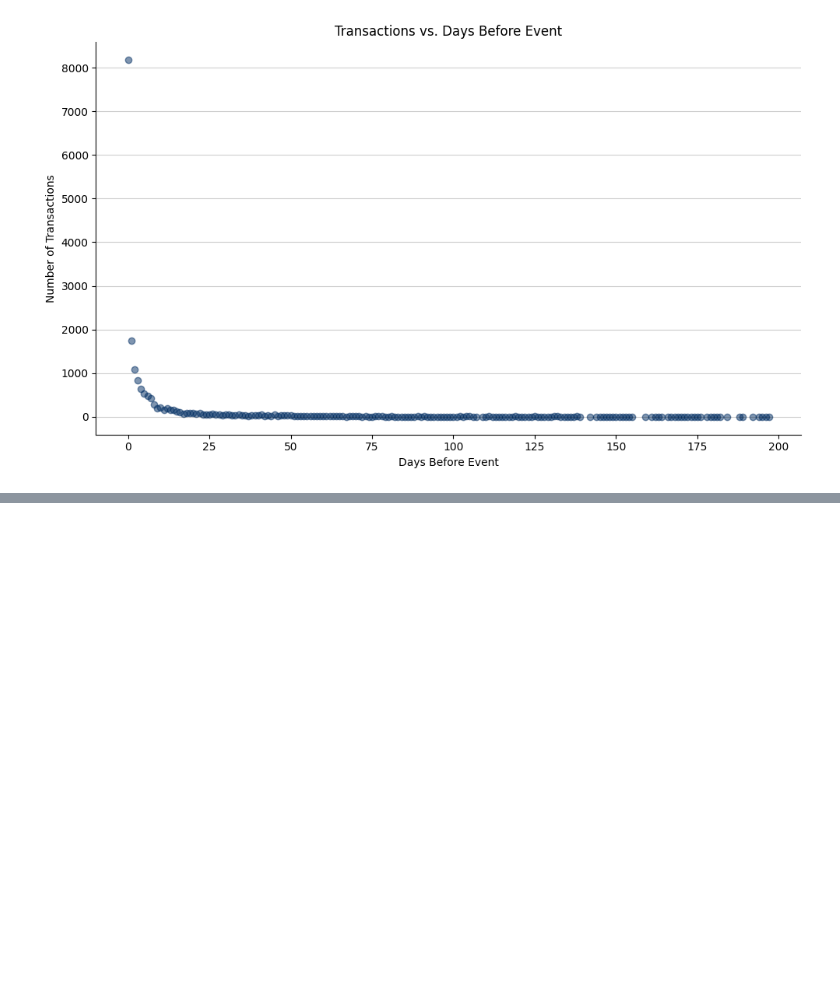
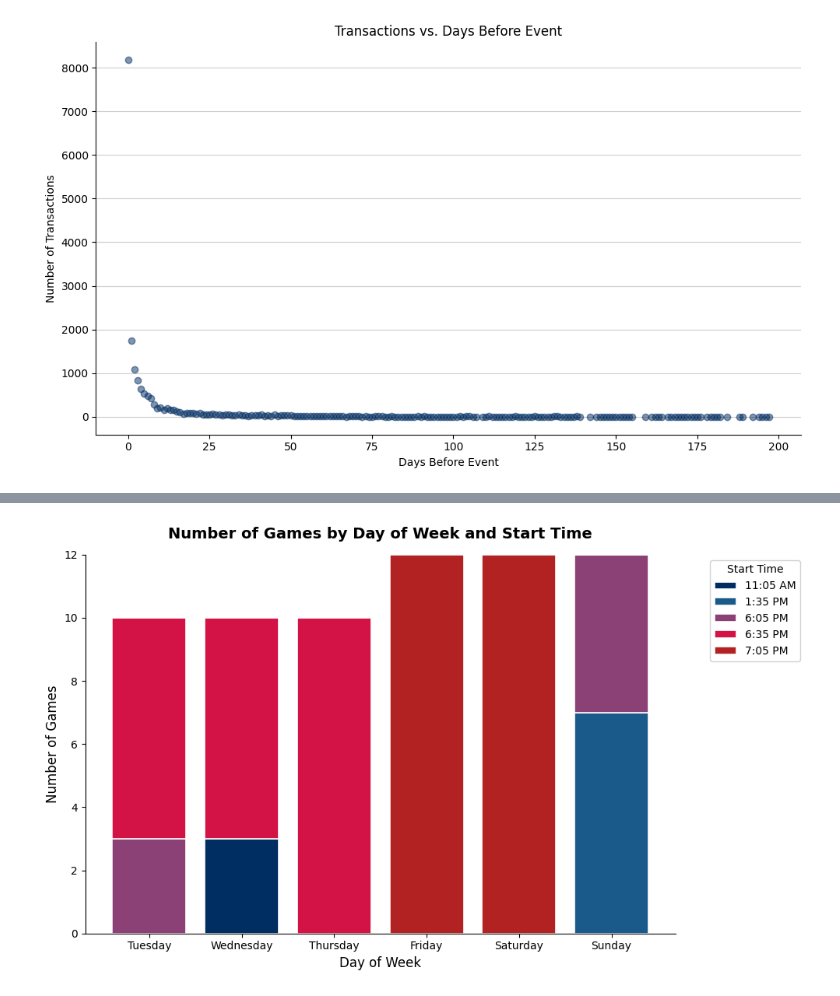
Before and after one commit to brianhockett/FredNats-TicketPricing, a Jupyter notebook: TR_EDA.ipynb, the cells around one changed output, grey strips where cells are left out. Drawn from its saved outputs; the diff is of its cells as text; code cells hidden in the pictures; blank space fills up the shorter version.

```diff
--- a/TR_EDA.ipynb
+++ b/TR_EDA.ipynb
@@ -118,0 +158,11 @@ plt.show()
+# %%
+# Start time breakdown by day of week
+start_time_day_summary = df.groupby(['Day of Week', 'Start Time'], as_index = False).agg(
+    NumberOfGames = ('Event ID', 'nunique'),
+    TicketsSold = ('Tickets Sold', 'sum'),
+    TotalSales = ('Sales Total', 'sum'),
+)
+
+start_time_day_summary['TicketsPerGame'] = start_time_day_summary['TicketsSold'] / start_time_day_summary['NumberOfGames']
+start_time_day_summary['SalesPerGame'] = start_time_day_summary['TotalSales'] / start_time_day_summary['NumberOfGames']
+start_time_day_summary
@@ -118,0 +180,41 @@ plt.show()
+# %%
+days_order = ['Tuesday', 'Wednesday', 'Thursday', 'Friday', 'Saturday', 'Sunday']
+
+unique_times = start_time_day_summary['Start Time'].unique()
+
+# Sort times earliest to latest
+time_order = sorted(unique_times, key=lambda t: pd.to_datetime(t, format='%I:%M %p'))
+
+time_games = {}
+for time in time_order:
+    subset = start_time_day_summary[start_time_day_summary['Start Time'] == time]
+    day_map = dict(zip(subset['Day of Week'], subset['NumberOfGames']))
+    time_games[time] = [day_map.get(day, 0) for day in days_order]
+
+fig, ax = plt.subplots(figsize=(10, 6))
+fig.patch.set_facecolor('#ffffff')
+ax.set_facecolor('#ffffff')
+
+x = np.arange(len(days_order))
+bottoms = np.zeros(len(days_order))
+
+colors = ['#002d62', '#1a5a8a', '#8b4076', '#d31245', 'firebrick']
+
+for i, (time, counts) in enumerate(time_games.items()):
+    counts = np.array(counts)
+    ax.bar(x, counts, bottom=bottoms, label=time, color=colors[i], edgecolor='white', linewidth=1.2)
+    bottoms += counts
+
+ax.set_xticks(x)
+ax.set_xticklabels(days_order)
+ax.set_xlabel('Day of Week', fontsize=12)
+ax.set_ylabel('Number of Games', fontsize=12)
+ax.set_title('Number of Games by Day of Week and Start Time', fontsize=14, pad=15, fontweight='bold')
+ax.legend(title='Start Time', bbox_to_anchor=(1.05, 1), loc='upper left', framealpha=0.9)
+ax.spines['top'].set_visible(False)
+ax.spines['right'].set_visible(False)
+
+plt.tight_layout()
+plt.show()
+# %% [output]
+[figure, added]
```
Also changed, not shown: parts of 4 cells of this notebook, 1 other file.
